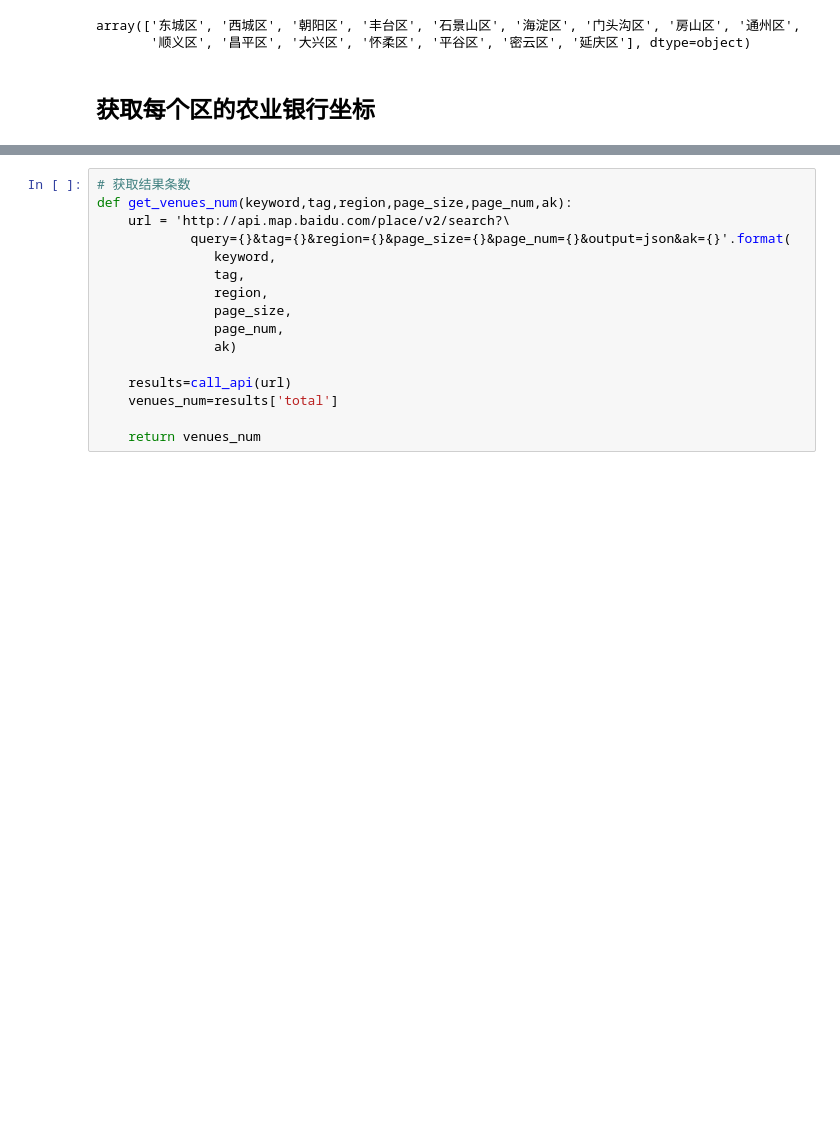
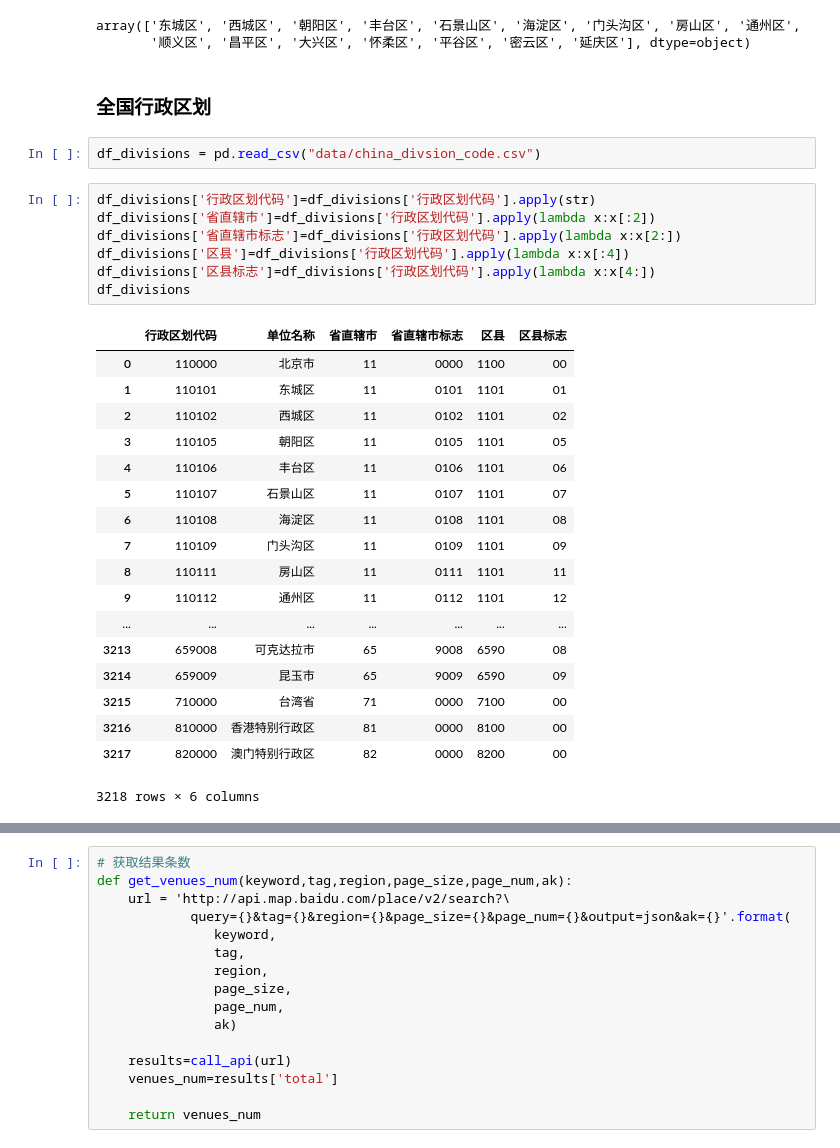
Before and after one commit to KingLu/Coursera_Capstone, a Jupyter notebook: Where_to_install_A_ATM.ipynb, the cells around one changed output, grey strips where cells are left out. Cells and saved outputs as stored; diff of their text form; blank space fills up the shorter version.

```diff
--- a/Where_to_install_A_ATM.ipynb
+++ b/Where_to_install_A_ATM.ipynb
@@ -34,4 +36,32 @@ Divisions
 array(['东城区', '西城区', '朝阳区', '丰台区', '石景山区', '海淀区', '门头沟区', '房山区', '通州区',
        '顺义区', '昌平区', '大兴区', '怀柔区', '平谷区', '密云区', '延庆区'], dtype=object)
 # %% [markdown]
-## 获取每个区的农业银行坐标
+### 全国行政区划
+# %%
+df_divisions = pd.read_csv("data/china_divsion_code.csv")
+# %%
+df_divisions['行政区划代码']=df_divisions['行政区划代码'].apply(str)
+df_divisions['省直辖市']=df_divisions['行政区划代码'].apply(lambda x:x[:2])
+df_divisions['省直辖市标志']=df_divisions['行政区划代码'].apply(lambda x:x[2:])
+df_divisions['区县']=df_divisions['行政区划代码'].apply(lambda x:x[:4])
+df_divisions['区县标志']=df_divisions['行政区划代码'].apply(lambda x:x[4:])
+df_divisions
+# %% [output]
+|  | 行政区划代码 | 单位名称 | 省直辖市 | 省直辖市标志 | 区县 | 区县标志 |
+| 0 | 110000 | 北京市 | 11 | 0000 | 1100 | 00 |
+| 1 | 110101 | 东城区 | 11 | 0101 | 1101 | 01 |
+| 2 | 110102 | 西城区 | 11 | 0102 | 1101 | 02 |
+| 3 | 110105 | 朝阳区 | 11 | 0105 | 1101 | 05 |
+| 4 | 110106 | 丰台区 | 11 | 0106 | 1101 | 06 |
+| 5 | 110107 | 石景山区 | 11 | 0107 | 1101 | 07 |
+| 6 | 110108 | 海淀区 | 11 | 0108 | 1101 | 08 |
+| 7 | 110109 | 门头沟区 | 11 | 0109 | 1101 | 09 |
+| 8 | 110111 | 房山区 | 11 | 0111 | 1101 | 11 |
+| 9 | 110112 | 通州区 | 11 | 0112 | 1101 | 12 |
+| ... | ... | ... | ... | ... | ... | ... |
+| 3213 | 659008 | 可克达拉市 | 65 | 9008 | 6590 | 08 |
+| 3214 | 659009 | 昆玉市 | 65 | 9009 | 6590 | 09 |
+| 3215 | 710000 | 台湾省 | 71 | 0000 | 7100 | 00 |
+| 3216 | 810000 | 香港特别行政区 | 81 | 0000 | 8100 | 00 |
+| 3217 | 820000 | 澳门特别行政区 | 82 | 0000 | 8200 | 00 |
+3218 rows × 6 columns
```
Also changed, not shown: parts of 17 cells of this notebook.
